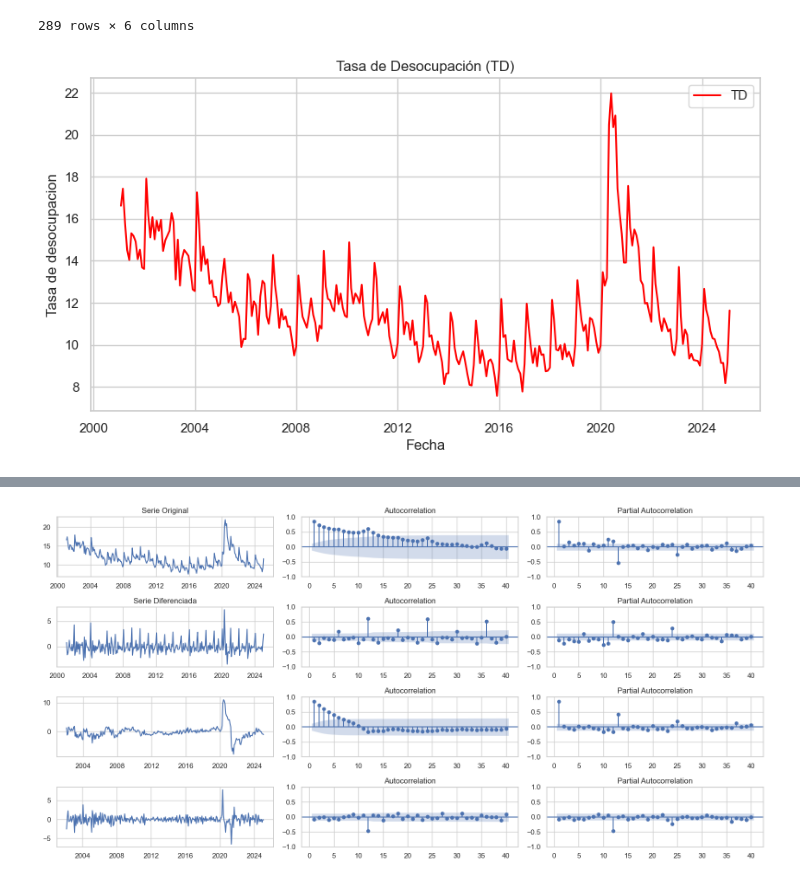
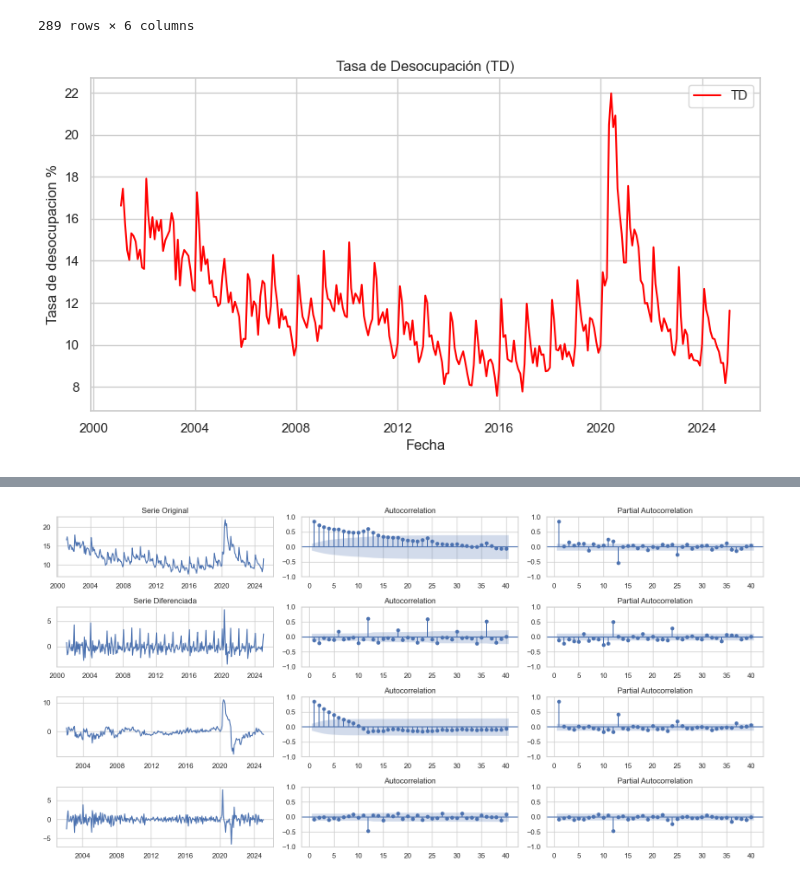
Before and after one commit to Wilsonsr/Series-de-Tiempo, a Jupyter notebook: Cuadernos Python/SARIMA.ipynb, the cells around one changed output, grey strips where cells are left out. Cells and saved outputs as stored; diff of their text form; code cells hidden in the pictures.

```diff
--- a/Cuadernos Python/SARIMA.ipynb
+++ b/Cuadernos Python/SARIMA.ipynb
@@ -223,13 +246,13 @@ z1=pd.DataFrame(df1["Tasa de Desocupación (TD)"])
 # %%
 sns.set_theme(style="whitegrid")
 # Graficar la serie original
 plt.figure(figsize=(10,5))
 plt.plot(z1, color="red", label="TD")
 plt.title("Tasa de Desocupación (TD)")
 plt.xlabel("Fecha")
-plt.ylabel("Tasa de desocupacion")
+plt.ylabel("Tasa de desocupacion %")
 plt.legend()
 plt.grid(True)
 plt.show()
 # %% [output]
-[figure, old version]
+[figure, new version]
```
Also changed, not shown: parts of 27 cells of this notebook.
